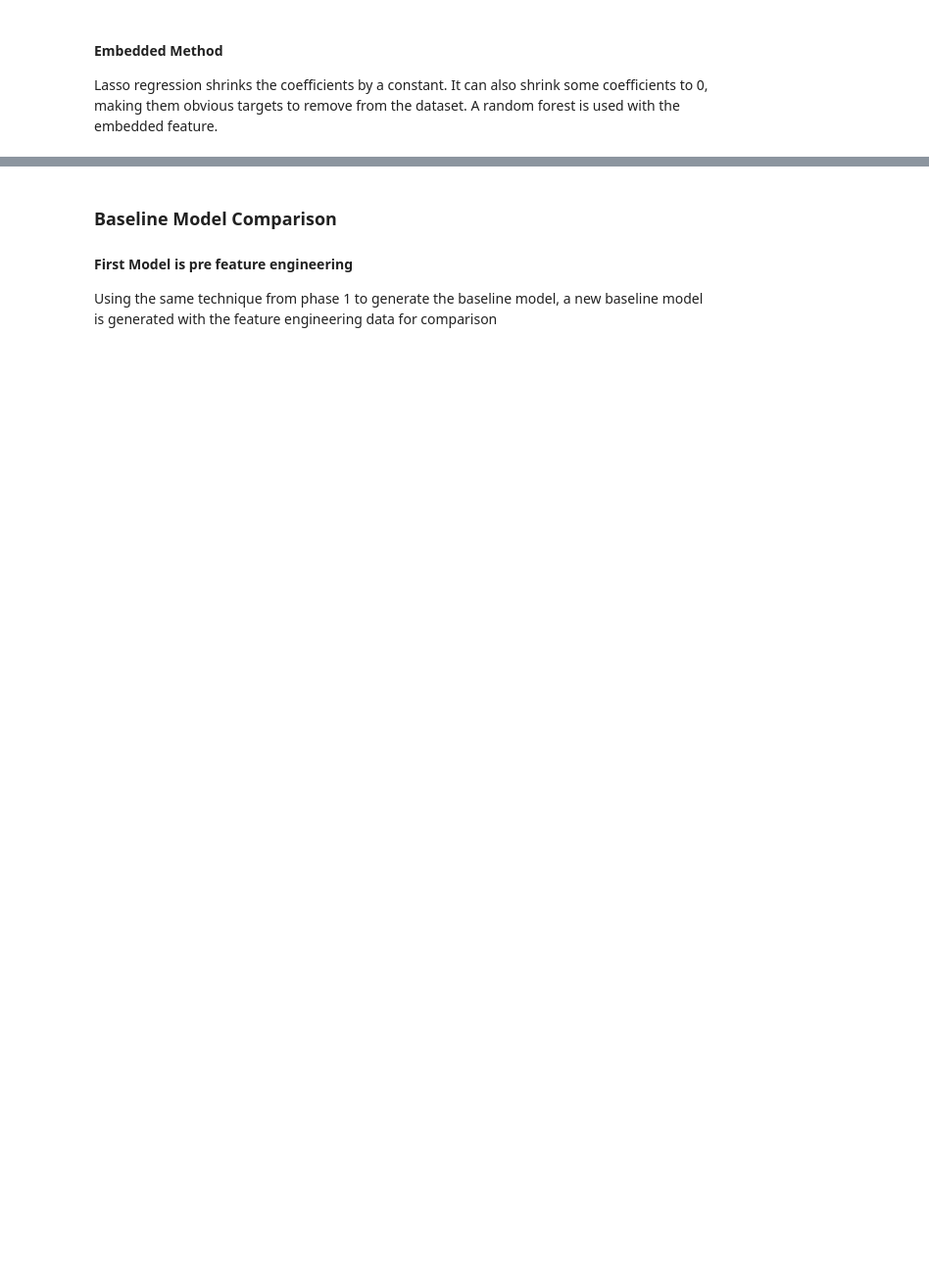
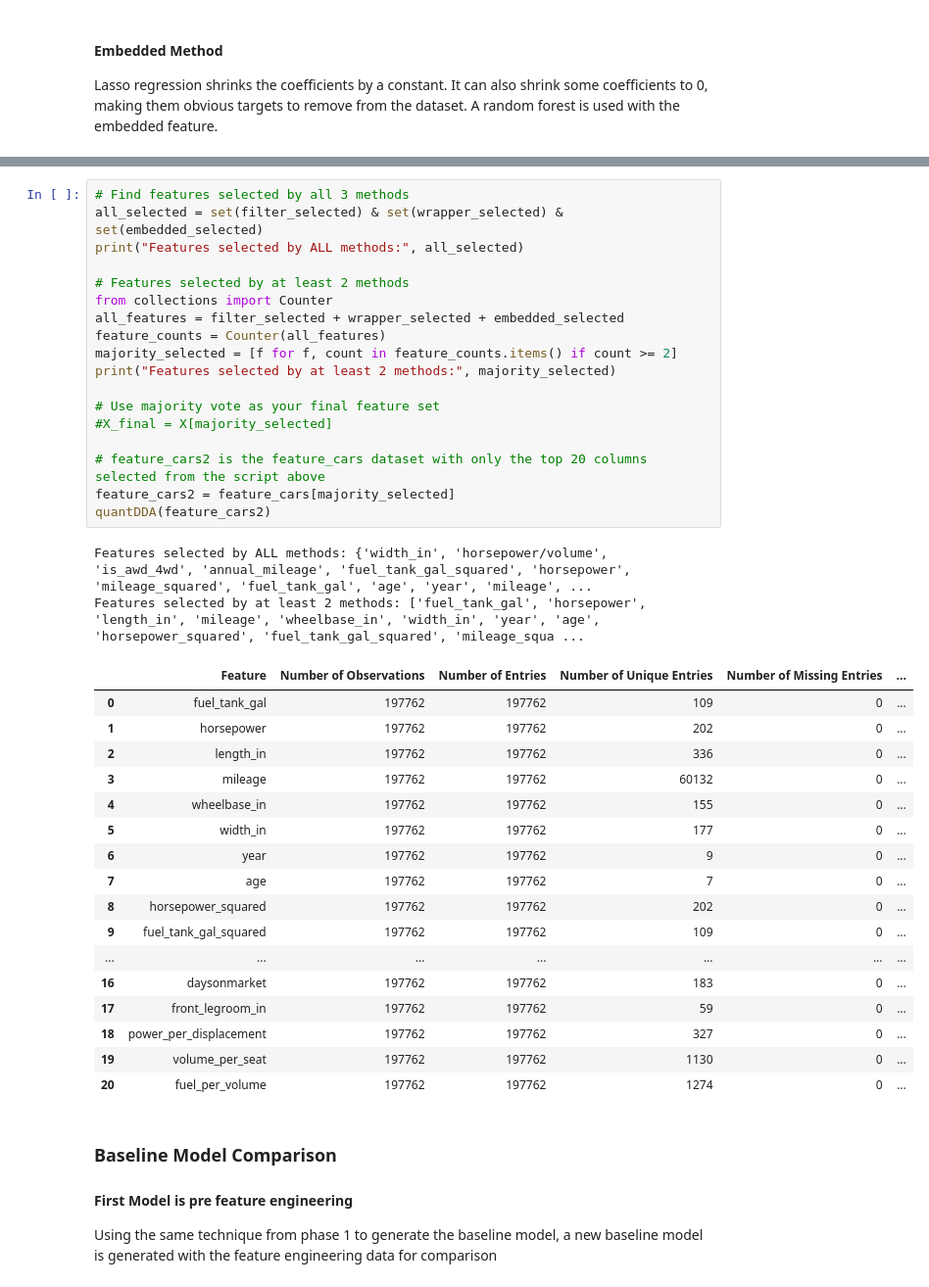
Before and after one commit to chalou123456/COMP333_Group_O, a Jupyter notebook: COMP333_PROJECT_GROUP_O.ipynb, the cells around one changed output, grey strips where cells are left out. Shown at 98% size. Drawn from its saved outputs; the diff is of its cells as text; blank space fills up the shorter version.

```diff
--- a/COMP333_PROJECT_GROUP_O.ipynb
+++ b/COMP333_PROJECT_GROUP_O.ipynb
@@ -1590,3 +1582,41 @@ Lasso selected features: ['back_legroom_in', 'daysonmarket', 'engine_displacemen
+# %%
+# Find features selected by all 3 methods
+all_selected = set(filter_selected) & set(wrapper_selected) & set(embedded_selected)
+print("Features selected by ALL methods:", all_selected)
+
+# Features selected by at least 2 methods
+from collections import Counter
+all_features = filter_selected + wrapper_selected + embedded_selected
+feature_counts = Counter(all_features)
+majority_selected = [f for f, count in feature_counts.items() if count >= 2]
+print("Features selected by at least 2 methods:", majority_selected)
+
+# Use majority vote as your final feature set
+#X_final = X[majority_selected]
+
+# feature_cars2 is the feature_cars dataset with only the top 20 columns selected from the script above
+feature_cars2 = feature_cars[majority_selected]
+quantDDA(feature_cars2)
+# %% [output]
+Features selected by ALL methods: {'width_in', 'horsepower/volume', 'is_awd_4wd', 'annual_mileage', 'fuel_tank_gal_squared', 'horsepower', 'mileage_squared', 'fuel_tank_gal', 'age', 'year', 'mileage', ...
+Features selected by at least 2 methods: ['fuel_tank_gal', 'horsepower', 'length_in', 'mileage', 'wheelbase_in', 'width_in', 'year', 'age', 'horsepower_squared', 'fuel_tank_gal_squared', 'mileage_squa ...
+|  | Feature | Number of Observations | Number of Entries | Number of Unique Entries | Number of Missing Entries | ... |
+| 0 | fuel_tank_gal | 197762 | 197762 | 109 | 0 | ... |
+| 1 | horsepower | 197762 | 197762 | 202 | 0 | ... |
+| 2 | length_in | 197762 | 197762 | 336 | 0 | ... |
+| 3 | mileage | 197762 | 197762 | 60132 | 0 | ... |
+| 4 | wheelbase_in | 197762 | 197762 | 155 | 0 | ... |
+| 5 | width_in | 197762 | 197762 | 177 | 0 | ... |
+| 6 | year | 197762 | 197762 | 9 | 0 | ... |
+| 7 | age | 197762 | 197762 | 7 | 0 | ... |
+| 8 | horsepower_squared | 197762 | 197762 | 202 | 0 | ... |
+| 9 | fuel_tank_gal_squared | 197762 | 197762 | 109 | 0 | ... |
+| ... | ... | ... | ... | ... | ... | ... |
+| 16 | daysonmarket | 197762 | 197762 | 183 | 0 | ... |
+| 17 | front_legroom_in | 197762 | 197762 | 59 | 0 | ... |
+| 18 | power_per_displacement | 197762 | 197762 | 327 | 0 | ... |
+| 19 | volume_per_seat | 197762 | 197762 | 1130 | 0 | ... |
+| 20 | fuel_per_volume | 197762 | 197762 | 1274 | 0 | ... |
 # %% [markdown]
 ### Baseline Model Comparison
 #### First Model is pre feature engineering
```
Also changed, not shown: parts of 23 cells of this notebook.
